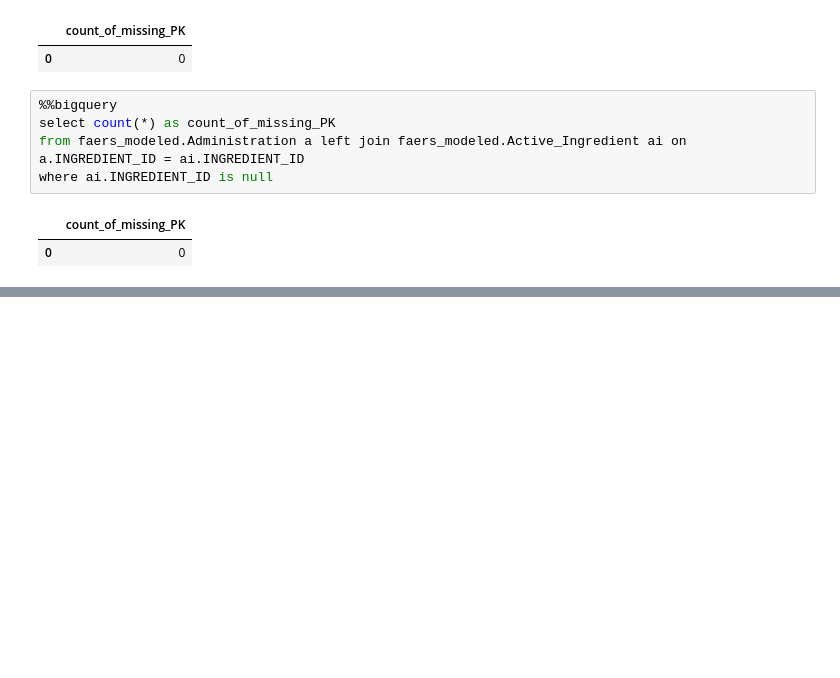
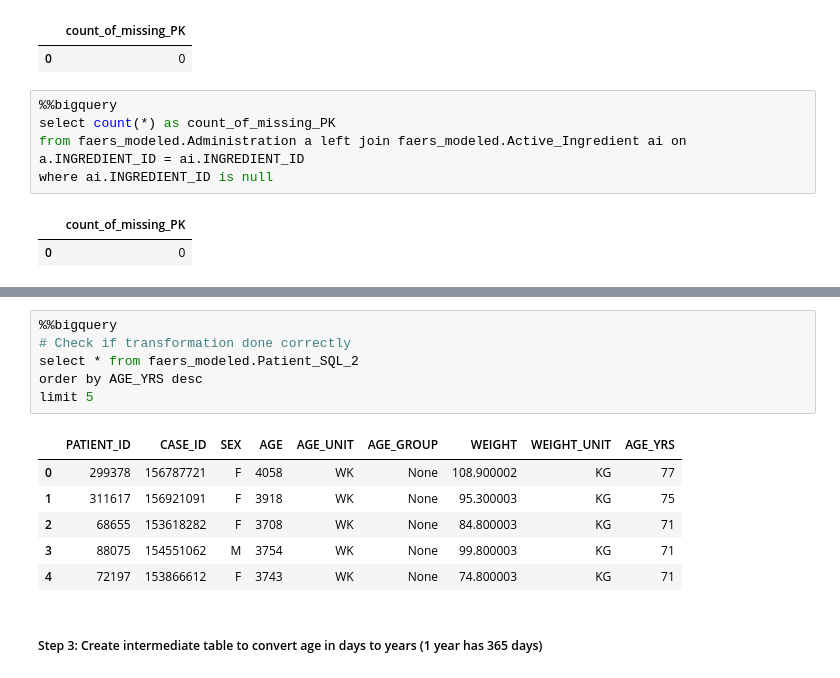
Before and after one commit to noahplacke/cs327e-Vaxonomics, a Jupyter notebook: Project/faers_modeled.ipynb, the cells around one changed output, grey strips where cells are left out. Saved outputs shown, nothing was run; the diff lists cells and outputs as text; blank space fills up the shorter version.

```diff
--- a/Project/faers_modeled.ipynb
+++ b/Project/faers_modeled.ipynb
@@ -455,0 +495,15 @@ where ai.INGREDIENT_ID is null
+# %%
+%%bigquery
+# Check if transformation done correctly
+select * from faers_modeled.Patient_SQL_2
+order by AGE_YRS desc
+limit 5
+# %% [output]
+|  | PATIENT_ID | CASE_ID | SEX | AGE | AGE_UNIT | AGE_GROUP | WEIGHT | WEIGHT_UNIT | AGE_YRS |
+| 0 | 299378 | 156787721 | F | 4058 | WK | None | 108.900002 | KG | 77 |
+| 1 | 311617 | 156921091 | F | 3918 | WK | None | 95.300003 | KG | 75 |
+| 2 | 68655 | 153618282 | F | 3708 | WK | None | 84.800003 | KG | 71 |
+| 3 | 88075 | 154551062 | M | 3754 | WK | None | 99.800003 | KG | 71 |
+| 4 | 72197 | 153866612 | F | 3743 | WK | None | 74.800003 | KG | 71 |
+# %% [markdown]
+##### Step 3: Create intermediate table to convert age in days to years (1 year has 365 days)
```
Also changed, not shown: parts of 35 cells of this notebook, 11 other files.
